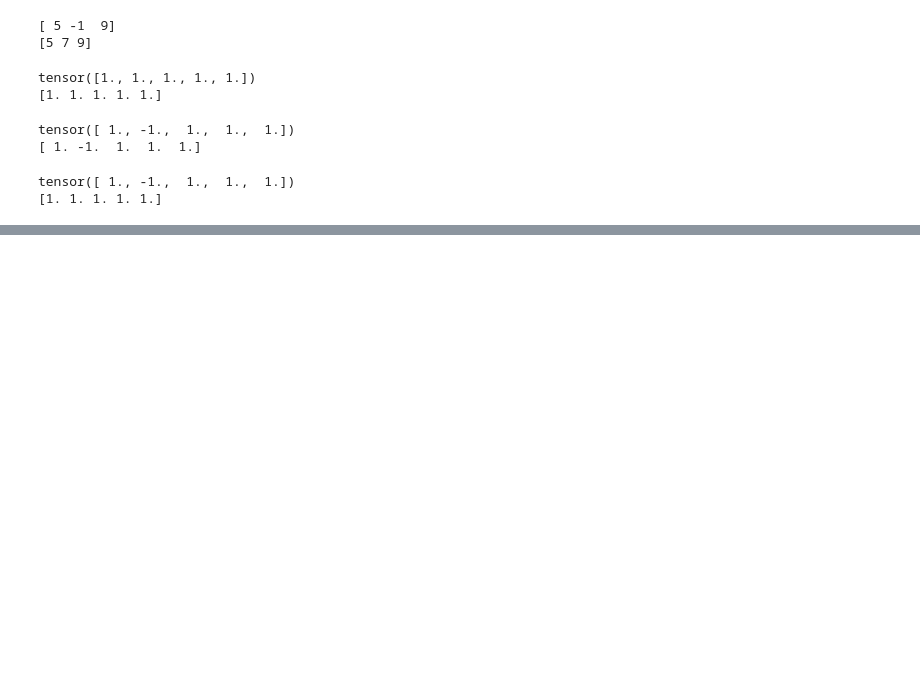
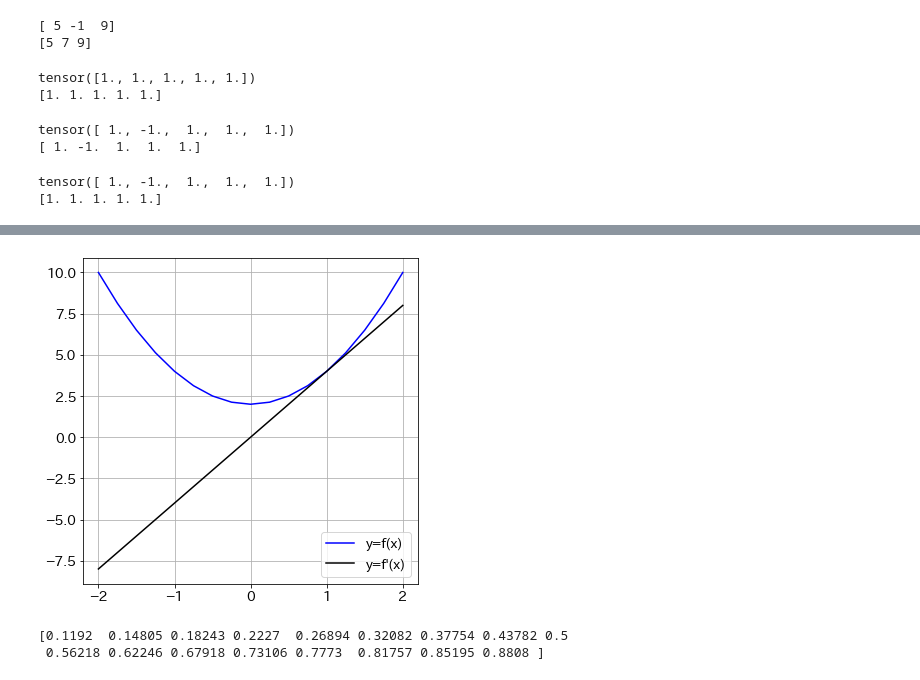
Before and after one commit to newstage75/ML_study, a Jupyter notebook: 最短Pytorch/１章.ipynb, the cells around one changed output, grey strips where cells are left out. Cells and saved outputs as stored; diff of their text form; code cells hidden in the pictures; blank space fills up the shorter version.

```diff
--- a/最短Pytorch/１章.ipynb
+++ b/最短Pytorch/１章.ipynb
@@ -105,0 +130,15 @@ tensor([ 1., -1.,  1.,  1.,  1.])
+# %%
+#３つの基本関数の定義
+def f1(x):
+  return(x**2)
+
+def f2(1):
+  return(2*x)
+
+def f3(x):
+  return(x+2)
+
+
+x1 = f1(x)
+x2 = f2(x1)
+y  = f3(x2)
@@ -105,0 +153,8 @@ tensor([ 1., -1.,  1.,  1.,  1.])
+# %%
+#関数を微分する関数fdiffの定義
+def fdiff(f):
+  def diff(x):
+    h = 1e-6
+    return (f(x+h) - f(x-h)) / (2 * h)
+
+  return diff
@@ -105,0 +170,7 @@ tensor([ 1., -1.,  1.,  1.,  1.])
+# %%
+plt.plot(x, y, label=r'y=f(x)', c='b')
+plt.plot(x, y_dash, label=r"y=f'(x)", c='k')
+plt.legend()
+plt.show()
+# %% [output]
+[figure, added]
@@ -105,0 +181,7 @@ tensor([ 1., -1.,  1.,  1.,  1.])
+# %%
+#シグモイド計算
+y = g(x)
+print(y)
+# %% [output]
+[0.1192  0.14805 0.18243 0.2227  0.26894 0.32082 0.37754 0.43782 0.5
+ 0.56218 0.62246 0.67918 0.73106 0.7773  0.81757 0.85195 0.8808 ]
```
Also changed, not shown: parts of 12 cells of this notebook.
